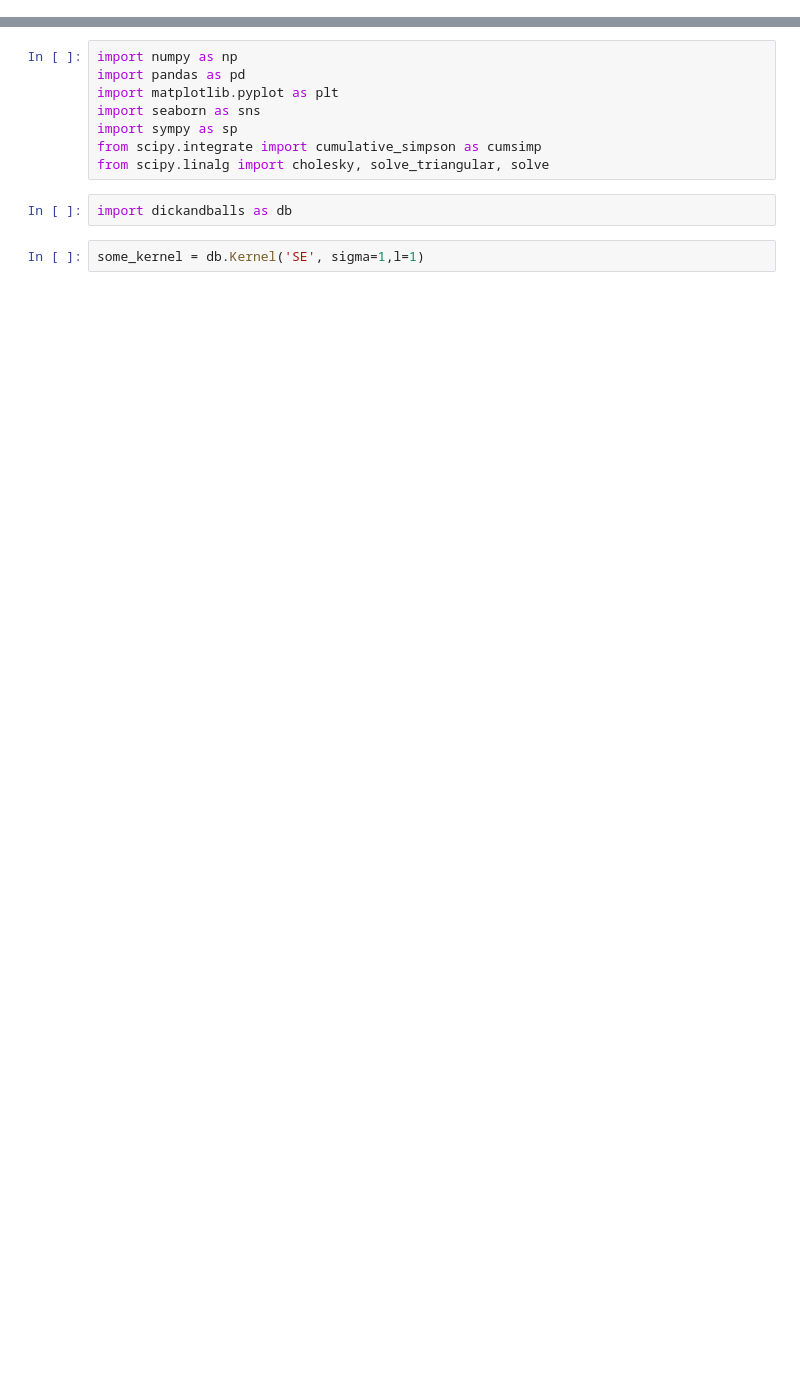
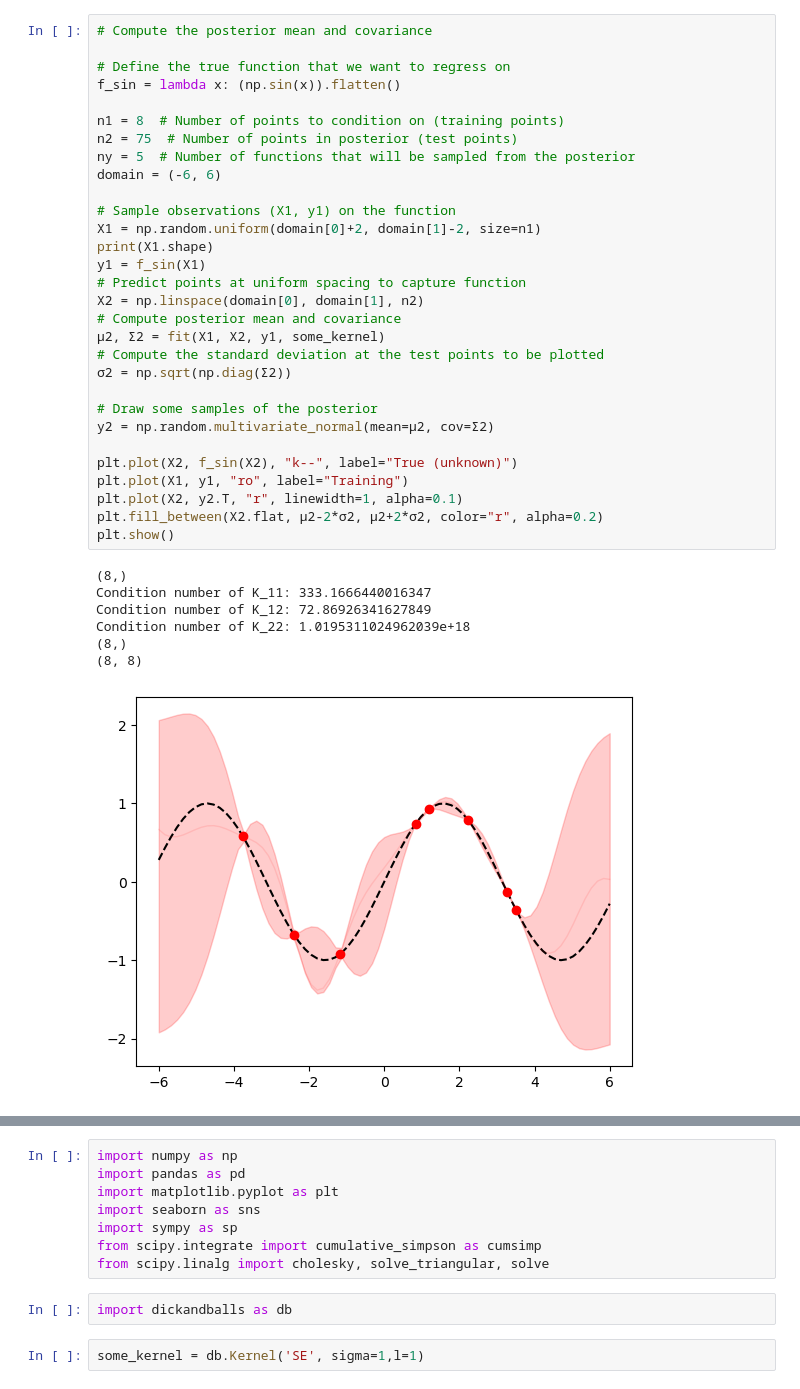
Before and after one commit to codinginrevolt/master_thesis, a Jupyter notebook: classes.ipynb, the cells around one changed output, grey strips where cells are left out. Saved outputs shown, nothing was run; the diff lists cells and outputs as text; blank space fills up the shorter version.

```diff
--- a/classes.ipynb
+++ b/classes.ipynb
@@ -0,0 +115,38 @@
+# %%
+# Compute the posterior mean and covariance
+
+# Define the true function that we want to regress on
+f_sin = lambda x: (np.sin(x)).flatten()
+
+n1 = 8  # Number of points to condition on (training points)
+n2 = 75  # Number of points in posterior (test points)
+ny = 5  # Number of functions that will be sampled from the posterior
+domain = (-6, 6)
+
+# Sample observations (X1, y1) on the function
+X1 = np.random.uniform(domain[0]+2, domain[1]-2, size=n1)
+print(X1.shape)
+y1 = f_sin(X1)
+# Predict points at uniform spacing to capture function
+X2 = np.linspace(domain[0], domain[1], n2)
+# Compute posterior mean and covariance
+μ2, Σ2 = fit(X1, X2, y1, some_kernel)
+# Compute the standard deviation at the test points to be plotted
+σ2 = np.sqrt(np.diag(Σ2))
+
+# Draw some samples of the posterior
+y2 = np.random.multivariate_normal(mean=μ2, cov=Σ2)
+
+plt.plot(X2, f_sin(X2), "k--", label="True (unknown)")
+plt.plot(X1, y1, "ro", label="Training")
+plt.plot(X2, y2.T, "r", linewidth=1, alpha=0.1)
+plt.fill_between(X2.flat, μ2-2*σ2, μ2+2*σ2, color="r", alpha=0.2)
+plt.show()
+# %% [output]
+(8,)
+Condition number of K_11: 333.1666440016347
+Condition number of K_12: 72.86926341627849
+Condition number of K_22: 1.0195311024962039e+18
+(8,)
+(8, 8)
+[figure, added]
```
Also changed, not shown: parts of 30 cells of this notebook.
